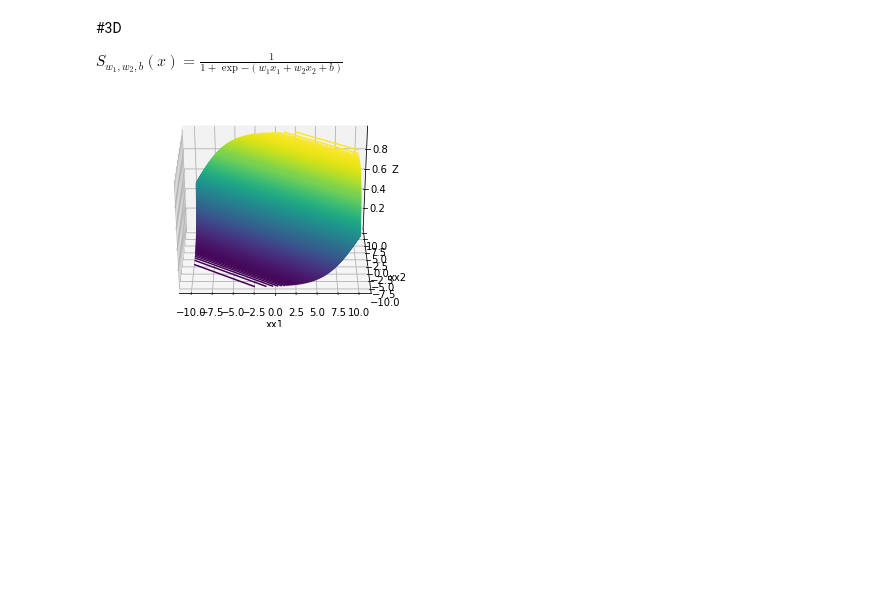
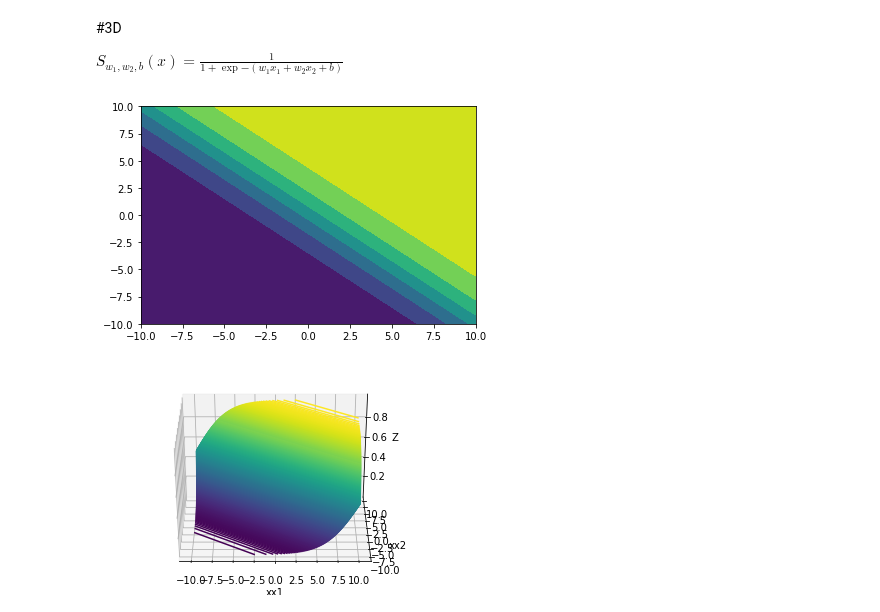
Before and after one commit to pragneshrana/DeepLearning, a Jupyter notebook: SigmoidNeuron/SigmoidNeuronCode.ipynb, the cells around one changed output. Drawn from its saved outputs; the diff is of its cells as text; code cells hidden in the pictures; blank space fills up the shorter version.

```diff
--- a/SigmoidNeuron/SigmoidNeuronCode.ipynb
+++ b/SigmoidNeuron/SigmoidNeuronCode.ipynb
@@ -37,6 +37,11 @@ w1 = 0.5
 w2 = 0.5
 b = 0
 Y = sigmoid2D(XX1,XX2,w1,w2,b)
+# %%
+plt.contourf(XX1,XX2,Y)
+plt.show()
+# %% [output]
+[figure, added]
 # %%
 fig = plt.figure()
 ax = plt.axes(projection='3d')
```
Also changed, not shown: parts of 12 cells of this notebook.
